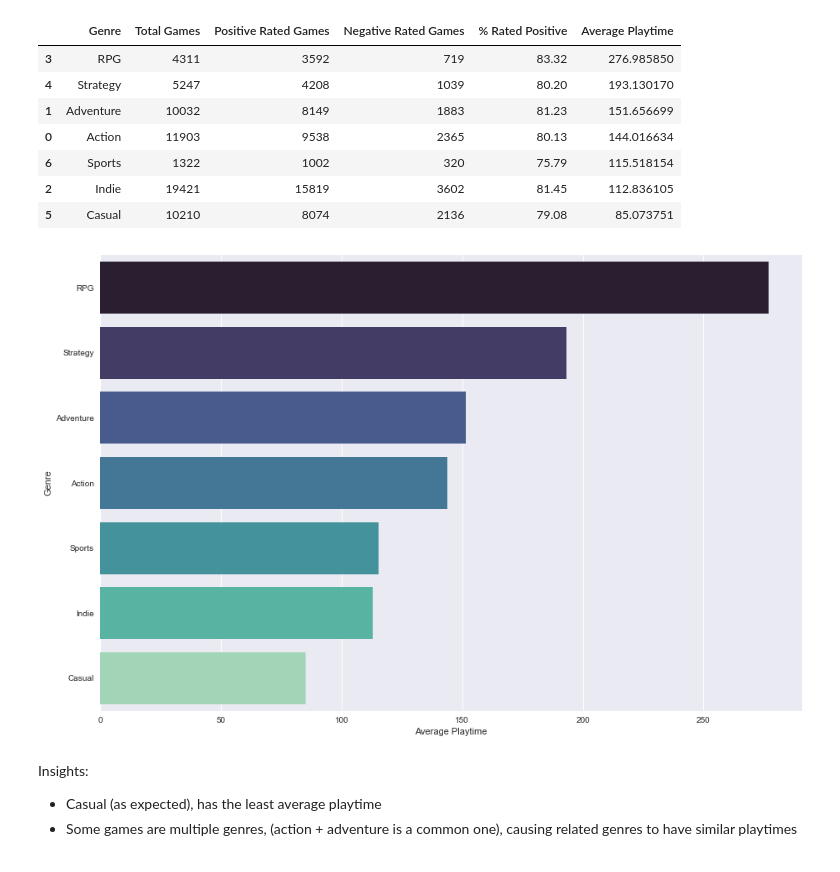
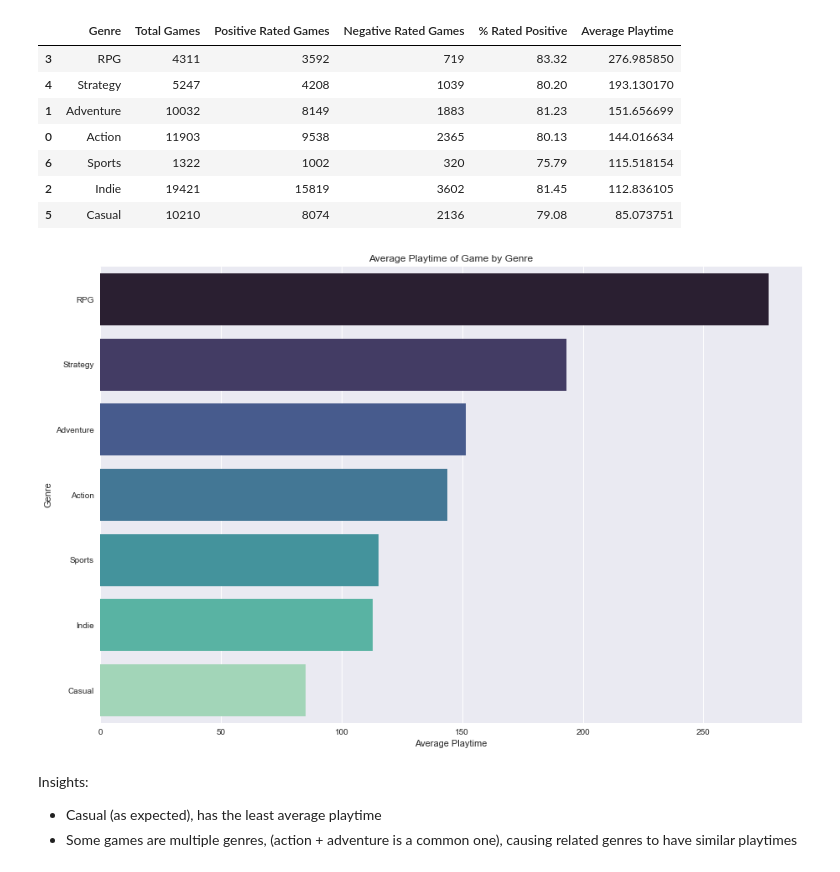
Before and after one commit to artilexx/Steam-Store-Visual-Analysis, a Jupyter notebook: main.ipynb, the cells around one changed output. Saved outputs shown, nothing was run; the diff lists cells and outputs as text; code cells hidden in the pictures.

```diff
--- a/main.ipynb
+++ b/main.ipynb
@@ -303,9 +302,10 @@ genre_df.sort_values(by=["Average Playtime"], ascending= False)
 # %%
 plt.figure(figsize=(15, 10))
 sns.barplot(data=genre_df.sort_values(by=["Average Playtime"], ascending= False), x="Average Playtime", y="Genre", label="Total", palette="mako")
+plt.title("Average Playtime of Game by Genre")
 plt.show()
 # %% [output]
-[figure, old version]
+[figure, new version]
 # %% [markdown]
 Insights:
 - Casual (as expected), has the least average playtime
```
Also changed, not shown: parts of 3 cells of this notebook.
